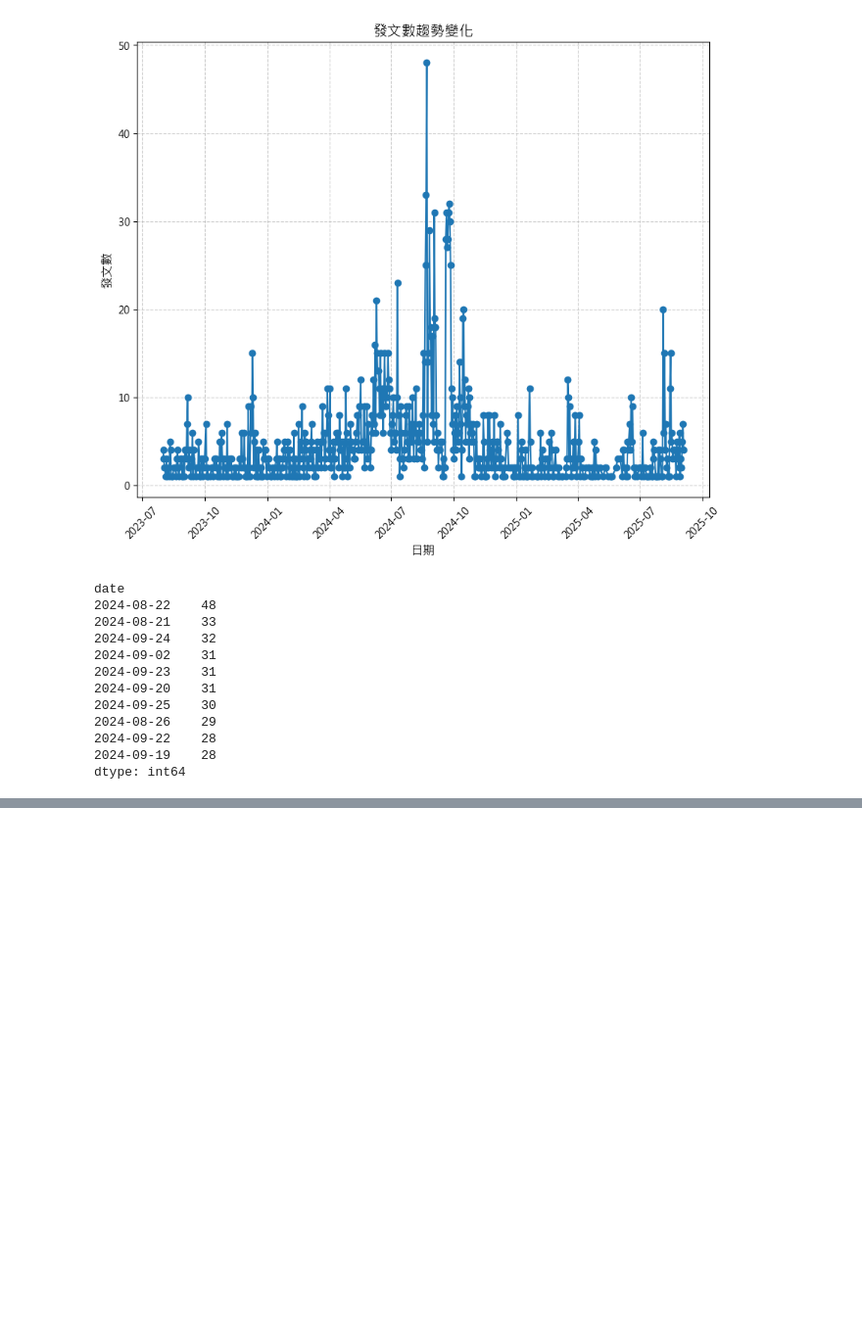
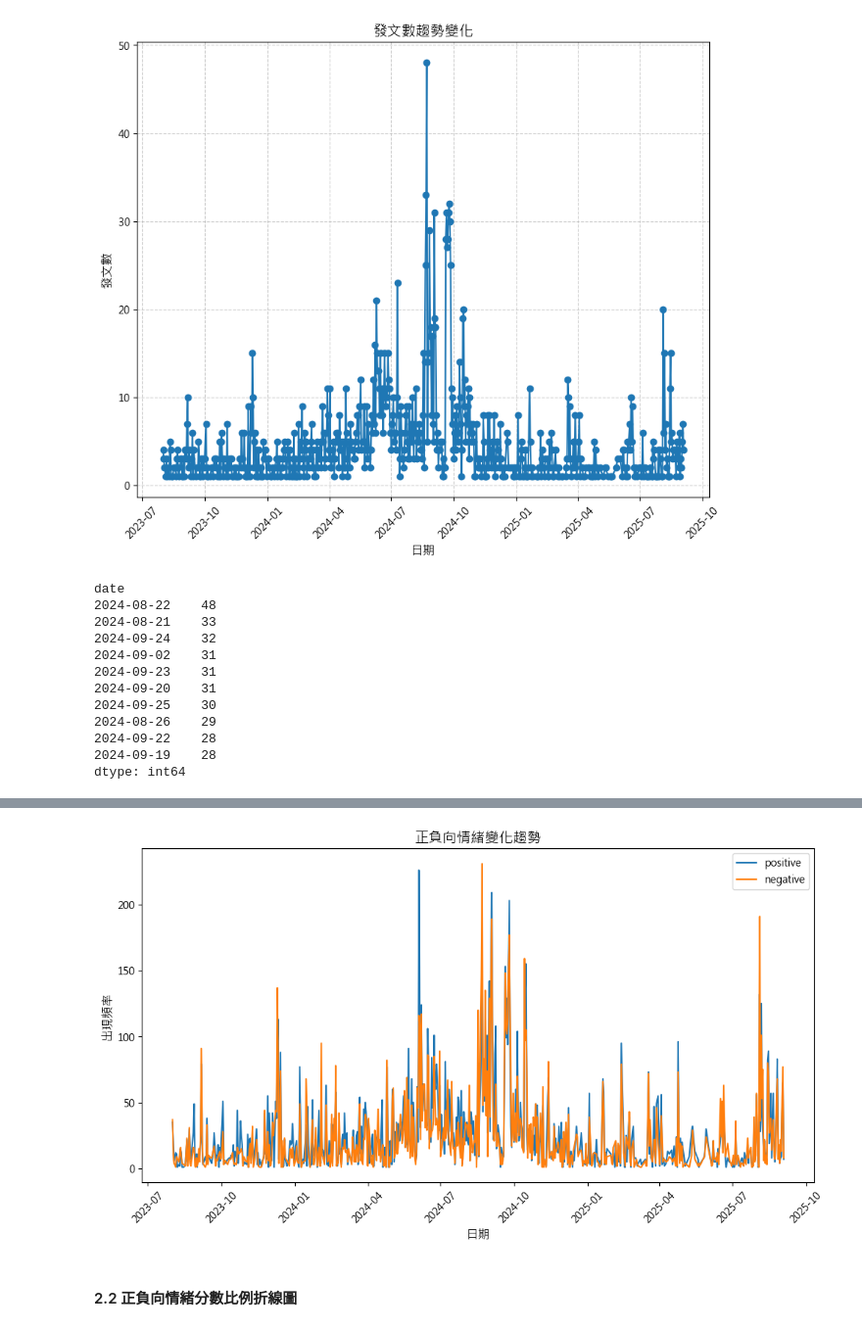
Before and after one commit to hsuan1120/Loan, a Jupyter notebook: loans.ipynb, the cells around one changed output, grey strips where cells are left out. Shown at 98% size. Drawn from its saved outputs; the diff is of its cells as text; code cells hidden in the pictures; blank space fills up the shorter version.

```diff
--- a/loans.ipynb
+++ b/loans.ipynb
@@ -394,0 +416,4 @@ dtype: int64
+# %%
+# 合併文章斷詞與情緒字典(保留同時存在於文章裡，又在情緒字典裡的詞)
+data_liwc = pd.merge(article_token, df_liwc, on='word', how='inner')
+data_liwc
@@ -394,0 +434,19 @@ dtype: int64
+# %%
+# 計算每日的情緒數量並繪製成折線圖
+sentiment_count = (data_liwc.groupby(['date','sentiments']).size().reset_index(name='count'))
+
+plt.figure(figsize=(12,6))
+for sentiment in ['positive','negative']: # 分別處理
+    subset = sentiment_count[sentiment_count['sentiments'] == sentiment]
+    plt.plot(subset['date'], subset['count'], label = sentiment)
+
+plt.legend()
+plt.title('正負向情緒變化趨勢', fontsize = 14)
+plt.xlabel('日期', fontsize = 12)
+plt.ylabel('出現頻率', fontsize = 12)
+plt.xticks(rotation = 45)
+plt.show()
+# %% [output]
+[figure, added]
+# %% [markdown]
+#### 2.2 正負向情緒分數比例折線圖
```
Also changed, not shown: parts of 10 cells of this notebook.
